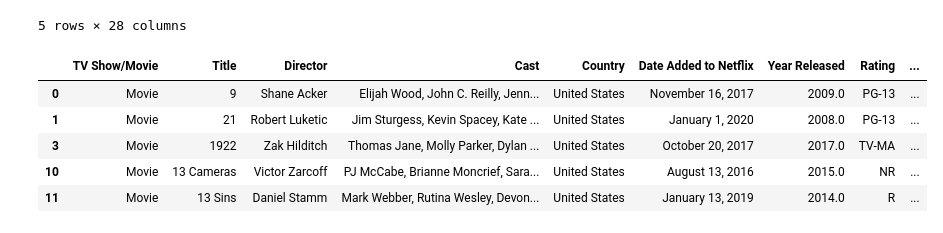
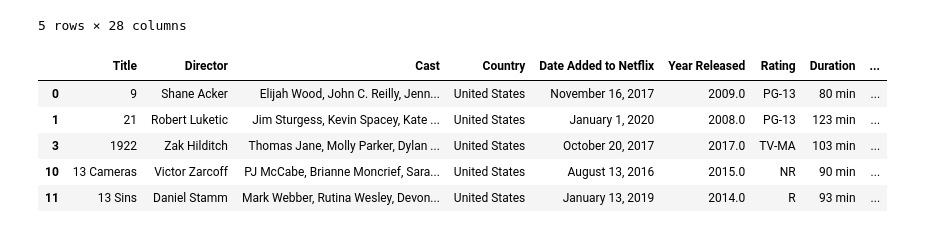
Before and after one commit to mohamed031505/ELT_Project_1, a Jupyter notebook: CleanData.ipynb, the cells around one changed output. Cells and saved outputs as stored; diff of their text form; code cells hidden in the pictures.

```diff
--- a/CleanData.ipynb
+++ b/CleanData.ipynb
@@ -107,17 +107,17 @@ merged_df.head()
 | 11 | s66 | Movie | 13 Sins | Daniel Stamm | Mark Webber, Rutina Wesley, Devon... | United States | January 13, 2019 | 2014.0 | ... |
 5 rows × 28 columns
 # %%
-merged_df = merged_df.drop(columns =["show_id", "Type", "Runtime", "Country", "Age", "Year", "ID", "Unnamed: 0"])
+merged_df = merged_df.drop(columns =["show_id", "Type", "Runtime", "Country", "Age", "Year", "ID", "Unnamed: 0", "Directors", "TV Show/Movie"])
 
-merged_df = merged_df.rename(columns={"listed_in": "Netflix Categories", "country": "Country", "description": "Description"})
+merged_df = merged_df.rename(columns={"listed_in": "Netflix Categories", "country": "Country", "description": "Description", "IMDb": "IMDb Rating", "Rotten Tomatoes": "Rotten Tomatoes Rating"})
 
 merged_df.head()
 # %% [output]
-|  | TV Show/Movie | Title | Director | Cast | Country | Date Added to Netflix | Year Released | Rating | ... |
-| 0 | Movie | 9 | Shane Acker | Elijah Wood, John C. Reilly, Jenn... | United States | November 16, 2017 | 2009.0 | PG-13 | ... |
-| 1 | Movie | 21 | Robert Luketic | Jim Sturgess, Kevin Spacey, Kate ... | United States | January 1, 2020 | 2008.0 | PG-13 | ... |
-| 3 | Movie | 1922 | Zak Hilditch | Thomas Jane, Molly Parker, Dylan ... | United States | October 20, 2017 | 2017.0 | TV-MA | ... |
-| 10 | Movie | 13 Cameras | Victor Zarcoff | PJ McCabe, Brianne Moncrief, Sara... | United States | August 13, 2016 | 2015.0 | NR | ... |
-| 11 | Movie | 13 Sins | Daniel Stamm | Mark Webber, Rutina Wesley, Devon... | United States | January 13, 2019 | 2014.0 | R | ... |
+|  | Title | Director | Cast | Country | Date Added to Netflix | Year Released | Rating | Duration | ... |
+| 0 | 9 | Shane Acker | Elijah Wood, John C. Reilly, Jenn... | United States | November 16, 2017 | 2009.0 | PG-13 | 80 min | ... |
+| 1 | 21 | Robert Luketic | Jim Sturgess, Kevin Spacey, Kate ... | United States | January 1, 2020 | 2008.0 | PG-13 | 123 min | ... |
+| 3 | 1922 | Zak Hilditch | Thomas Jane, Molly Parker, Dylan ... | United States | October 20, 2017 | 2017.0 | TV-MA | 103 min | ... |
+| 10 | 13 Cameras | Victor Zarcoff | PJ McCabe, Brianne Moncrief, Sara... | United States | August 13, 2016 | 2015.0 | NR | 90 min | ... |
+| 11 | 13 Sins | Daniel Stamm | Mark Webber, Rutina Wesley, Devon... | United States | January 13, 2019 | 2014.0 | R | 93 min | ... |
 # %%
 merged_df['Year Released'] = merged_df['Year Released'].astype(int)
```
Also changed, not shown: parts of 9 cells of this notebook.
